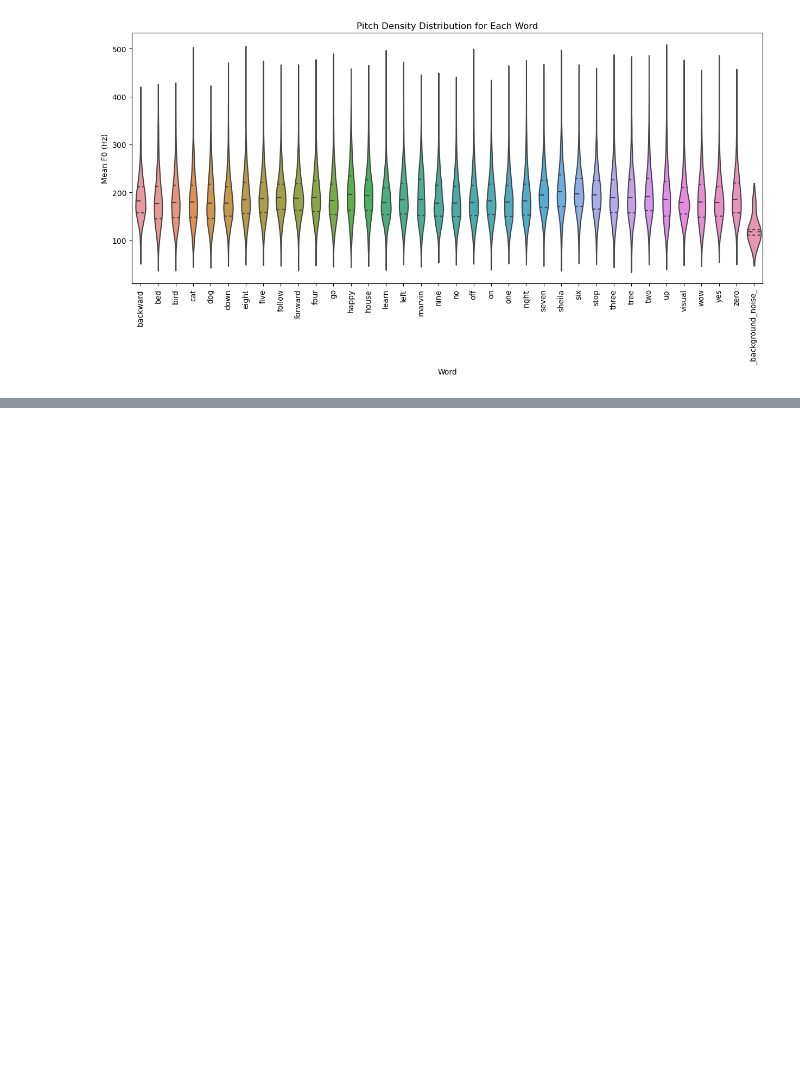
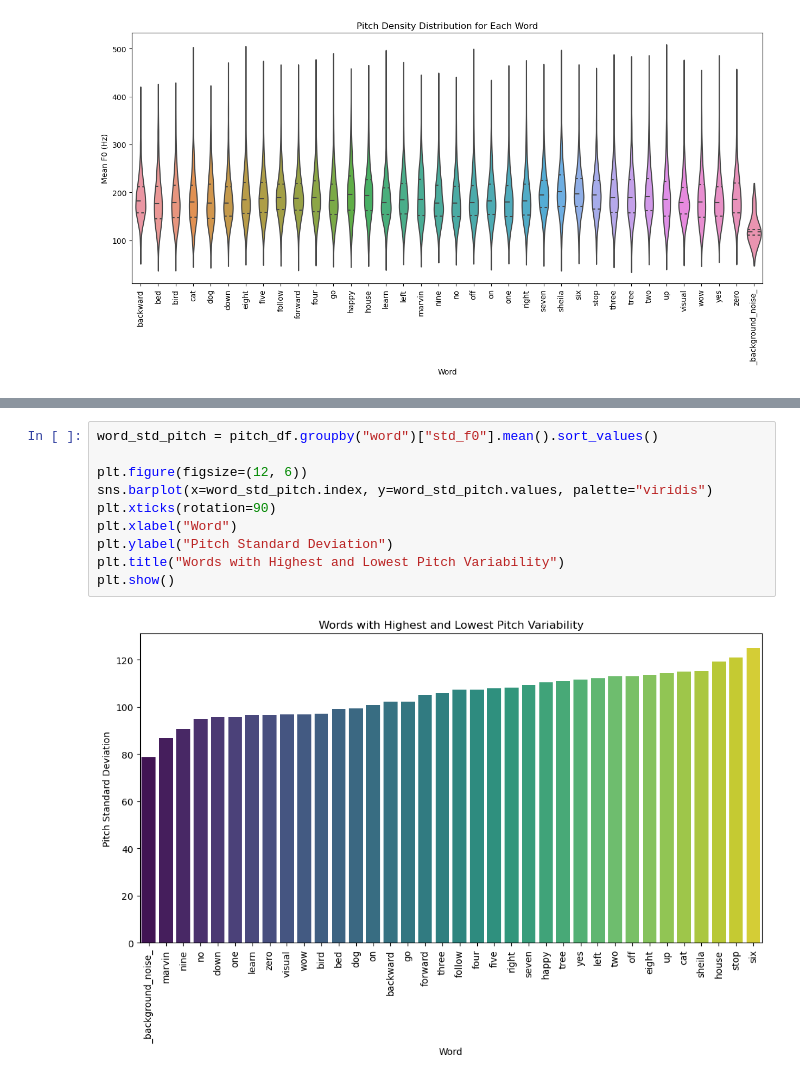
Before and after one commit to twitte01/288R_Capstone, a Jupyter notebook: Capstone_audio.ipynb, the cells around one changed output, grey strips where cells are left out. Saved outputs shown, nothing was run; the diff lists cells and outputs as text; blank space fills up the shorter version.

```diff
--- a/Capstone_audio.ipynb
+++ b/Capstone_audio.ipynb
@@ -388,0 +452,12 @@ plt.show()
+# %%
+word_std_pitch = pitch_df.groupby("word")["std_f0"].mean().sort_values()
+
+plt.figure(figsize=(12, 6))
+sns.barplot(x=word_std_pitch.index, y=word_std_pitch.values, palette="viridis")
+plt.xticks(rotation=90)
+plt.xlabel("Word")
+plt.ylabel("Pitch Standard Deviation")
+plt.title("Words with Highest and Lowest Pitch Variability")
+plt.show()
+# %% [output]
+[figure, added]
```
Also changed, not shown: parts of 13 cells of this notebook.
